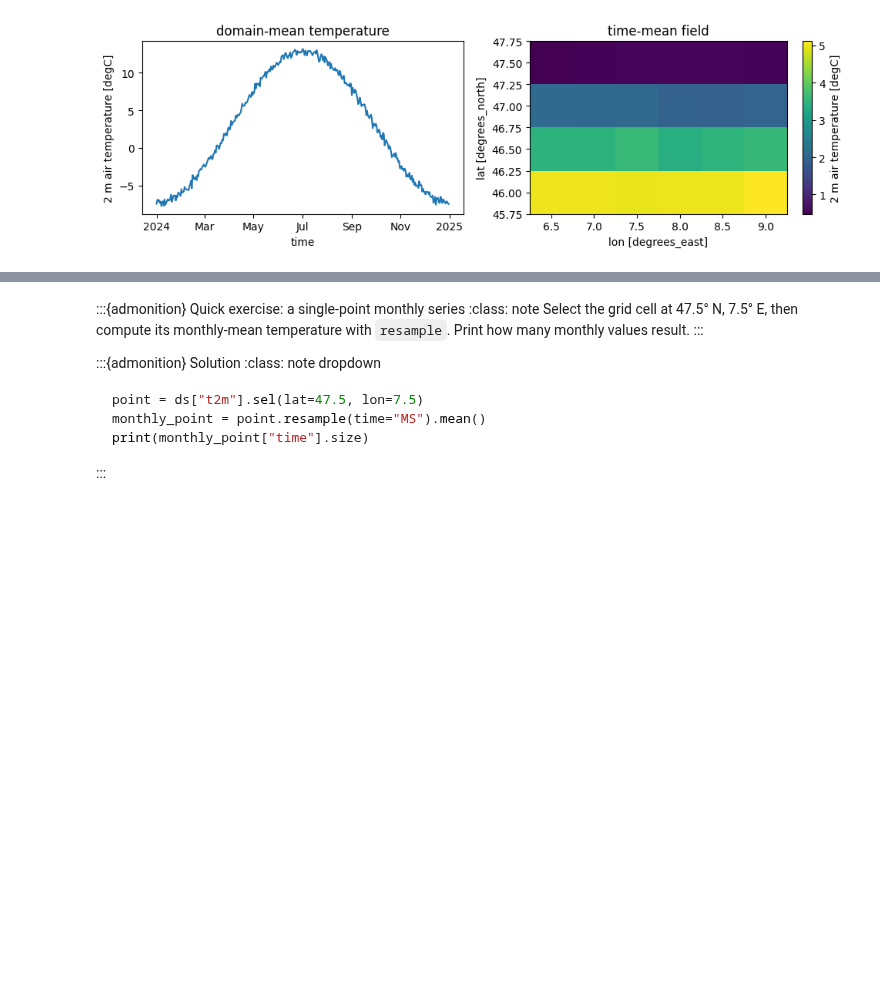
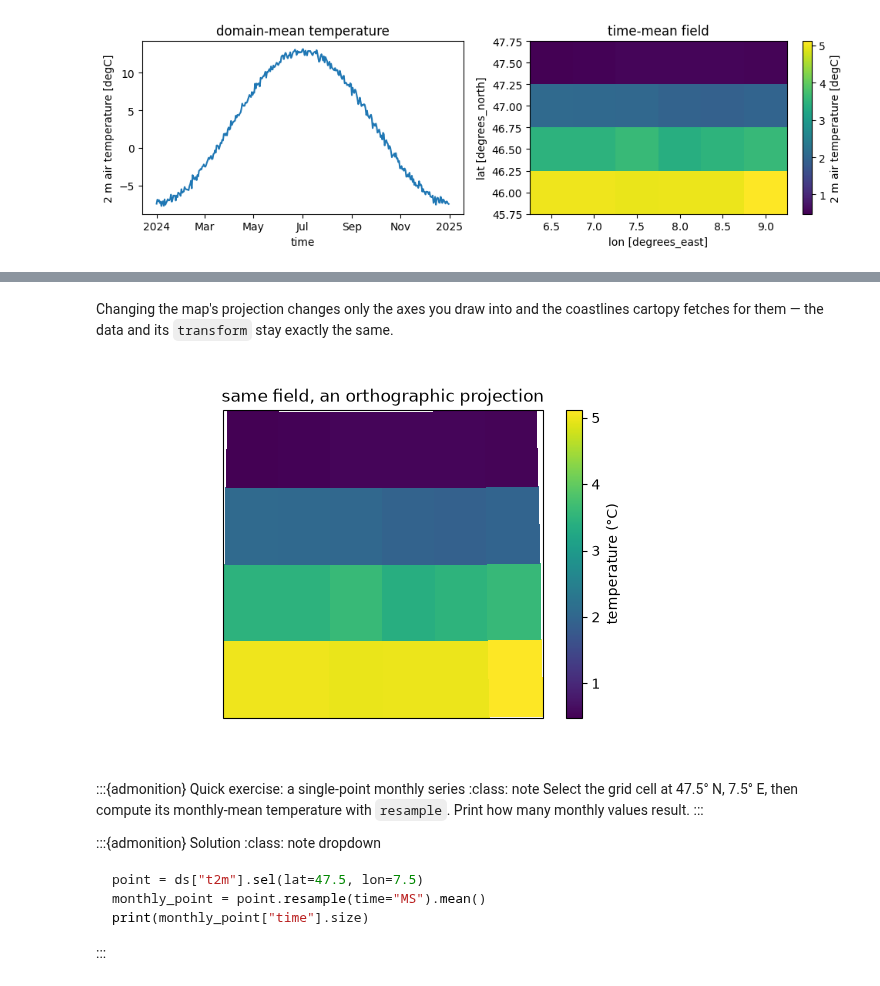
Before and after one commit to gse-unil/2026_MLEES_book, a Jupyter notebook: part-I/04-matplotlib-and-xarray.ipynb, the cells around one changed output, grey strips where cells are left out. Cells and saved outputs as stored; diff of their text form; code cells hidden in the pictures; blank space fills up the shorter version.

```diff
--- a/part-I/04-matplotlib-and-xarray.ipynb
+++ b/part-I/04-matplotlib-and-xarray.ipynb
@@ -243,3 +266,15 @@ plt.show()
+# %% [markdown]
+Changing the map's projection changes only the axes you draw into and the coastlines cartopy fetches for them — the data and its `transform` stay exactly the same.
+# %%
+fig, ax = plt.subplots(figsize=(6, 4), subplot_kw={
+    "projection": ccrs.Orthographic(central_longitude=7.5, central_latitude=46.8)})
+ds["t2m"].mean(dim="time").plot(ax=ax, transform=ccrs.PlateCarree(),
+                                 cbar_kwargs={"label": "temperature (°C)"})
+ax.coastlines()
+ax.set_title("same field, an orthographic projection")
+plt.show()
+# %% [output]
+[figure, added]
 # %% [markdown]
 :::{admonition} Quick exercise: a single-point monthly series
 :class: note
```
Also changed, not shown: parts of 9 cells of this notebook, 37 other files.
